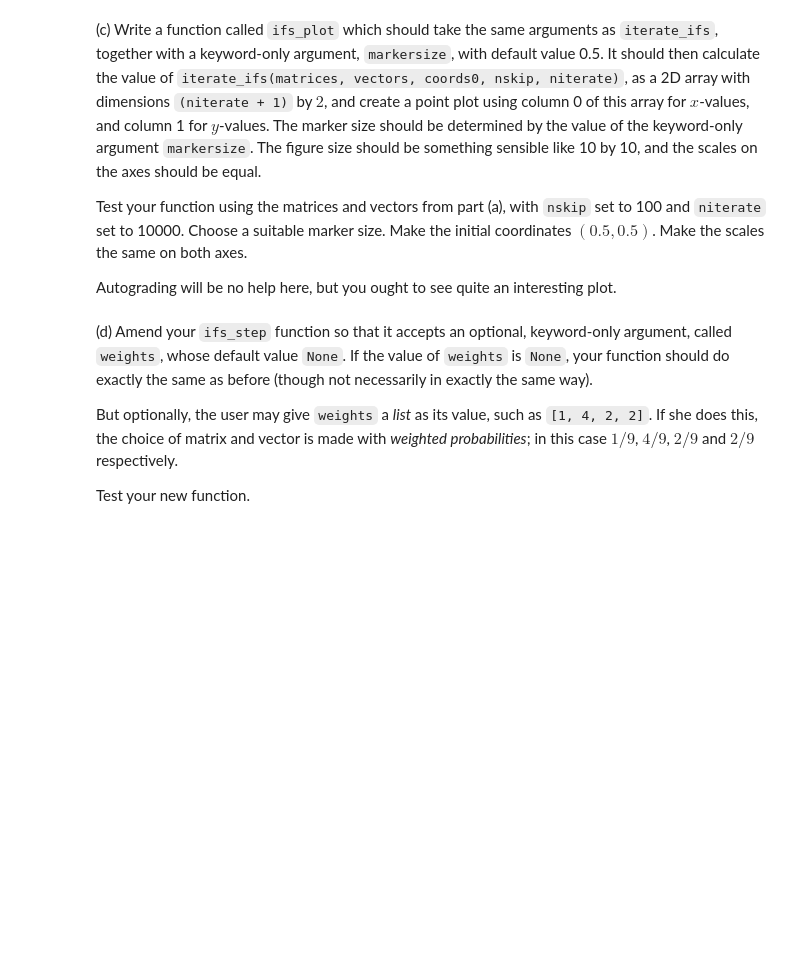
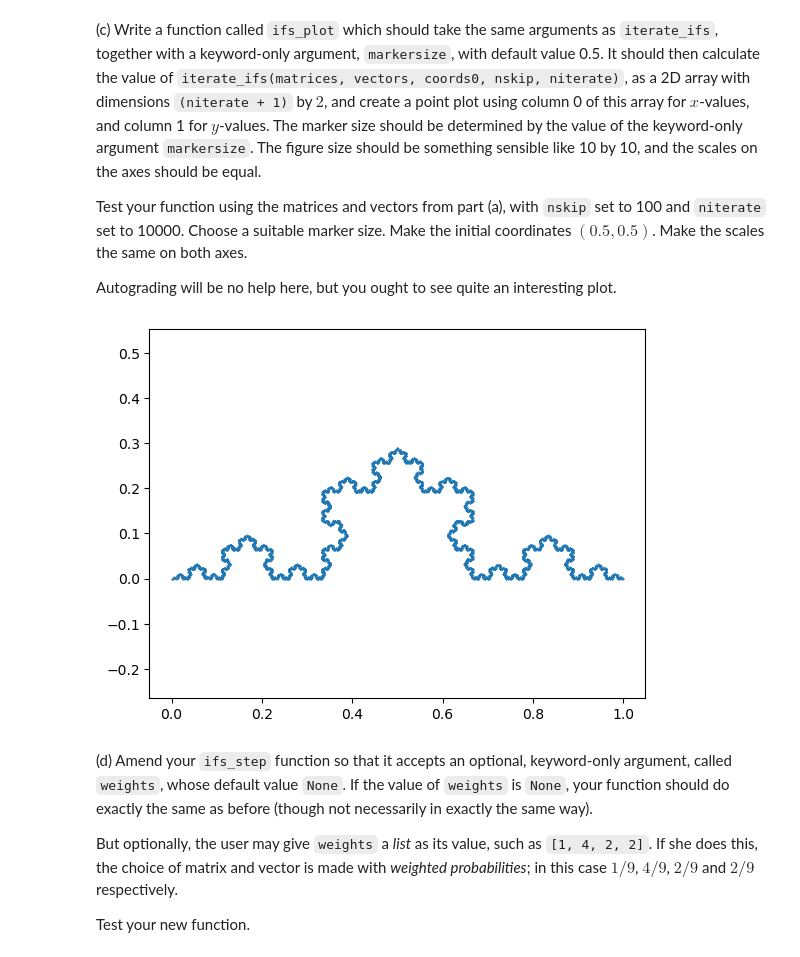
Before and after one commit to Imperial-MATH40006/math40006-2022-23-term2-week4-Im22sh, a Jupyter notebook: term2week4.ipynb, the cells around one changed output. Drawn from its saved outputs; the diff is of its cells as text; code cells hidden in the pictures; blank space fills up the shorter version.

```diff
--- a/term2week4.ipynb
+++ b/term2week4.ipynb
@@ -657,5 +674,21 @@ Test passed!
 </ul>
 # %%
 def iterate_ifs(matrices, vectors, coords0, nskip, niterate):
-    # YOUR CODE HERE
-    raise NotImplementedError()
+    from numpy import append
+    coords = coords0
+    for i in range(nskip):
+        coords = ifs_step(matrices, vectors, coords)        #make sure iterate from previous iterations
+        #print(temp_array)
+    coords_array = np.array([coords])
+
+    # np.append is a function, generates output needs to put it on a variable
+
+    for j in range(niterate):
+        new_array = ifs_step(matrices, vectors, coords_array[-1])
+        coords_array = np.append(coords_array,[new_array],axis =0   )  #intend to iterate last one and append
+        # print(np.shape(coords_array))
+        #print(coords_array,coords_array[-1] ,ifs_step(matrices, vectors, coords_array[-1]))
+    return coords_array
+
+arr = iterate_ifs(mats, vecs, np.array([0.5,0.5]), 5, 1 )
+print(np.shape(arr))
@@ -673,8 +711,18 @@ Test your function using the matrices and vectors from part (a), with `nskip` se
 Autograding will be no help here, but you ought to see quite an interesting plot.
 # %%
 def ifs_plot(matrices, vectors, coords0, nskip, niterate, *, markersize=0.5):
-    # YOUR CODE HERE
-    raise NotImplementedError()
+    coords_array = iterate_ifs(matrices, vectors, coords0, nskip, niterate)
+    import matplotlib.pyplot as plt
+
+    fig,ax = plt.subplots()
+    ax.axis('equal')
+
+    ax.plot(coords_array[:,0], coords_array[:,1], '.' , markersize = markersize)
+    # plot x_coords, y_coords, point
+
+ifs_plot(mats, vecs, np.array([0.5,0.5]), 100, 10000)
+# %% [output]
+[figure, added]
 # %% [markdown]
 (d) Amend your `ifs_step` function so that it accepts an optional, keyword-only argument, called `weights`, whose default value `None`. If the value of `weights` is `None`, your function should do exactly the same as before (though not necessarily in exactly the same way).
 
```
Also changed, not shown: parts of 9 cells of this notebook.
